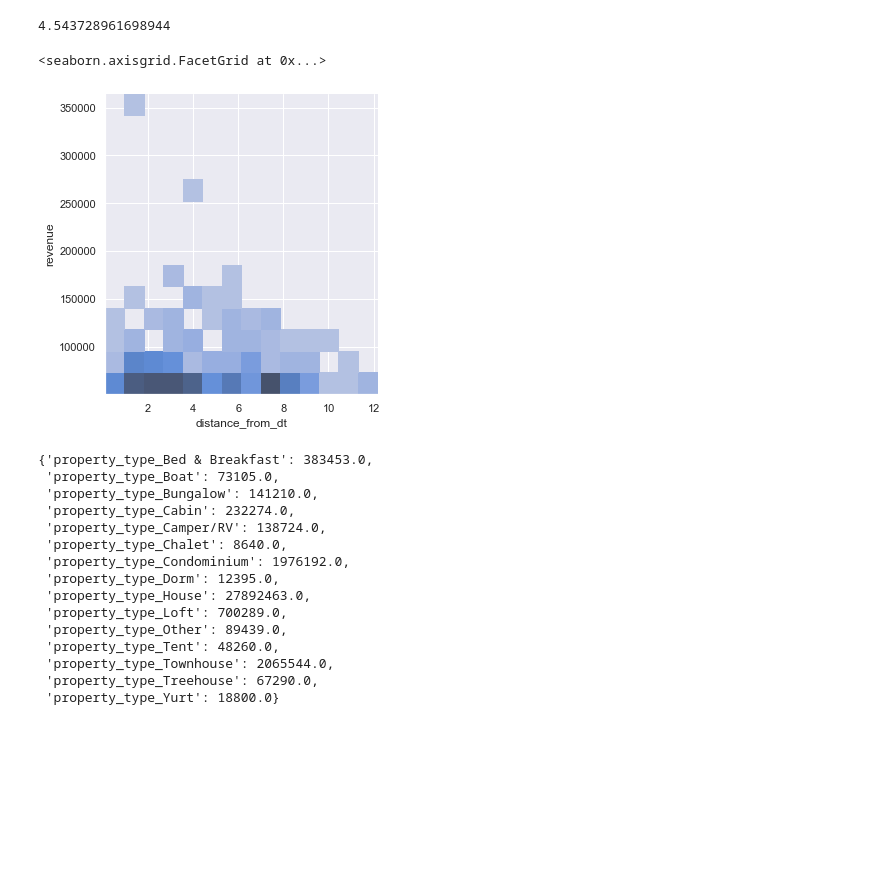
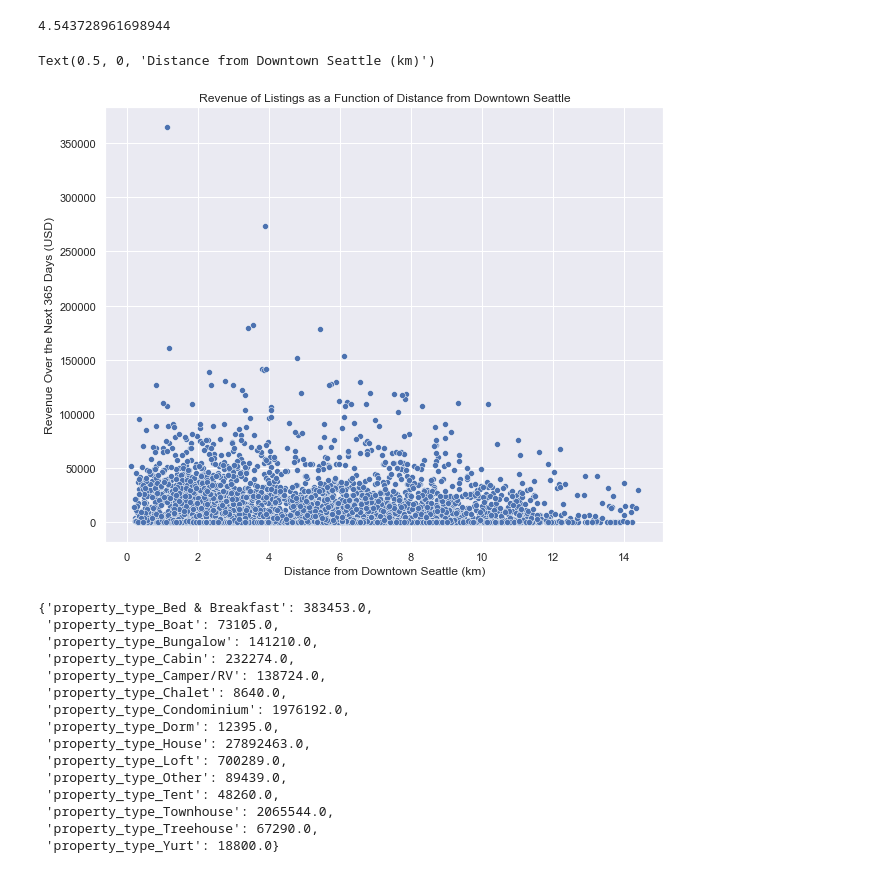
Before and after one commit to justinh523/BlogPostProject, a Jupyter notebook: Project_master.ipynb, the cells around one changed output. Cells and saved outputs as stored; diff of their text form; code cells hidden in the pictures; blank space fills up the shorter version.

```diff
--- a/Project_master.ipynb
+++ b/Project_master.ipynb
@@ -336,10 +328,13 @@ for i in list_df.index:
 list_df = list_df.assign(distance_from_dt=pd.Series(new_col).values)
 # %%
 BLA = test_df.drop(test_df.index[test_df['revenue'] == 0], inplace = True)
-# %%
-sns.displot(x='distance_from_dt', y='revenue', data=test_df,
-            bins=14)
-# %% [output]
-<seaborn.axisgrid.FacetGrid at 0x...>
-[figure, removed]
+# %%
+ax = sns.scatterplot(x='distance_from_dt', y='revenue', data=list_df)
+sns.set(rc={'figure.figsize':(14, 8)})
+ax.set_title('Revenue of Listings as a Function of Distance from Downtown Seattle')
+ax.set_ylabel('Revenue Over the Next 365 Days (USD)')
+ax.set_xlabel('Distance from Downtown Seattle (km)')
+# %% [output]
+Text(0.5, 0, 'Distance from Downtown Seattle (km)')
+[figure, added]
 # %%
```
Also changed, not shown: parts of 9 cells of this notebook.
